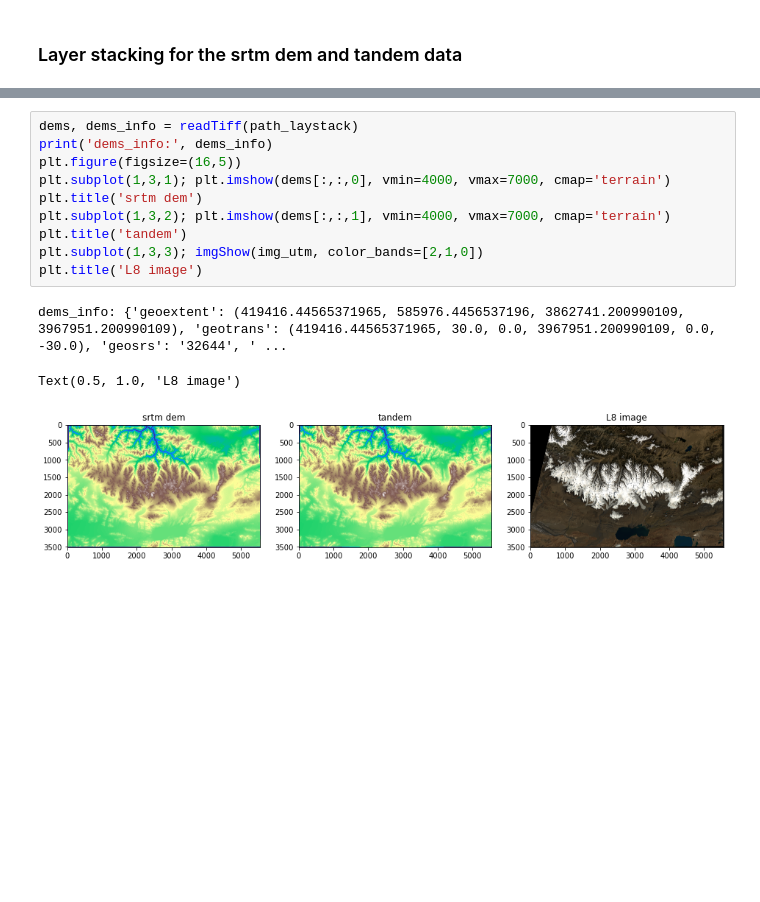
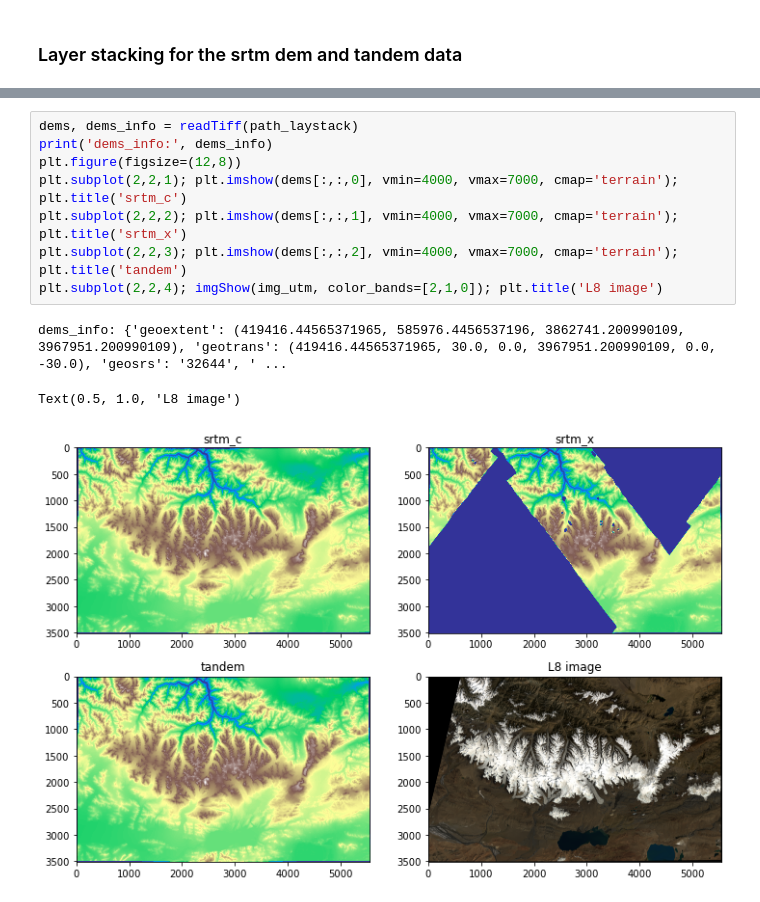
Before and after one commit to xinluo2018/Glacier-in-SETP, a Jupyter notebook: dem_proc/dem_access.ipynb, the cells around one changed output, grey strips where cells are left out. Saved outputs shown, nothing was run; the diff lists cells and outputs as text; blank space fills up the shorter version.

```diff
--- a/dem_proc/dem_access.ipynb
+++ b/dem_proc/dem_access.ipynb
@@ -96,14 +105,12 @@ print(img_utm_info)
 # %%
 dems, dems_info = readTiff(path_laystack)
 print('dems_info:', dems_info)
-plt.figure(figsize=(16,5))
-plt.subplot(1,3,1); plt.imshow(dems[:,:,0], vmin=4000, vmax=7000, cmap='terrain')
-plt.title('srtm dem')
-plt.subplot(1,3,2); plt.imshow(dems[:,:,1], vmin=4000, vmax=7000, cmap='terrain')
-plt.title('tandem')
-plt.subplot(1,3,3); imgShow(img_utm, color_bands=[2,1,0])
-plt.title('L8 image')
+plt.figure(figsize=(12,8))
+plt.subplot(2,2,1); plt.imshow(dems[:,:,0], vmin=4000, vmax=7000, cmap='terrain'); plt.title('srtm_c')
+plt.subplot(2,2,2); plt.imshow(dems[:,:,1], vmin=4000, vmax=7000, cmap='terrain'); plt.title('srtm_x')
+plt.subplot(2,2,3); plt.imshow(dems[:,:,2], vmin=4000, vmax=7000, cmap='terrain'); plt.title('tandem')
+plt.subplot(2,2,4); imgShow(img_utm, color_bands=[2,1,0]); plt.title('L8 image')
 # %% [output]
 dems_info: {'geoextent': (419416.44565371965, 585976.4456537196, 3862741.200990109, 3967951.200990109), 'geotrans': (419416.44565371965, 30.0, 0.0, 3967951.200990109, 0.0, -30.0), 'geosrs': '32644', ' ...
 Text(0.5, 1.0, 'L8 image')
-[figure, old version]
+[figure, new version]
```
Also changed, not shown: parts of 14 cells of this notebook, 17 other files.
